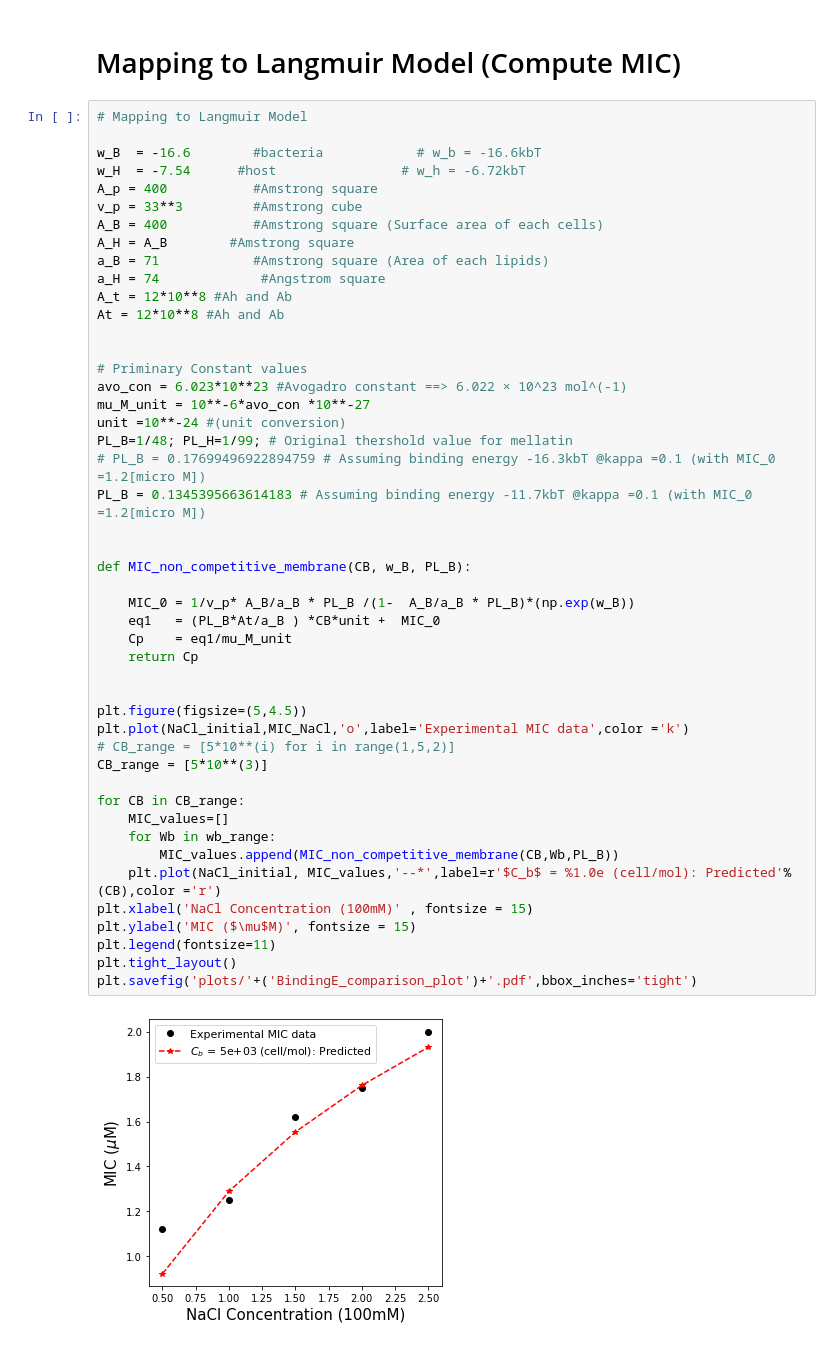
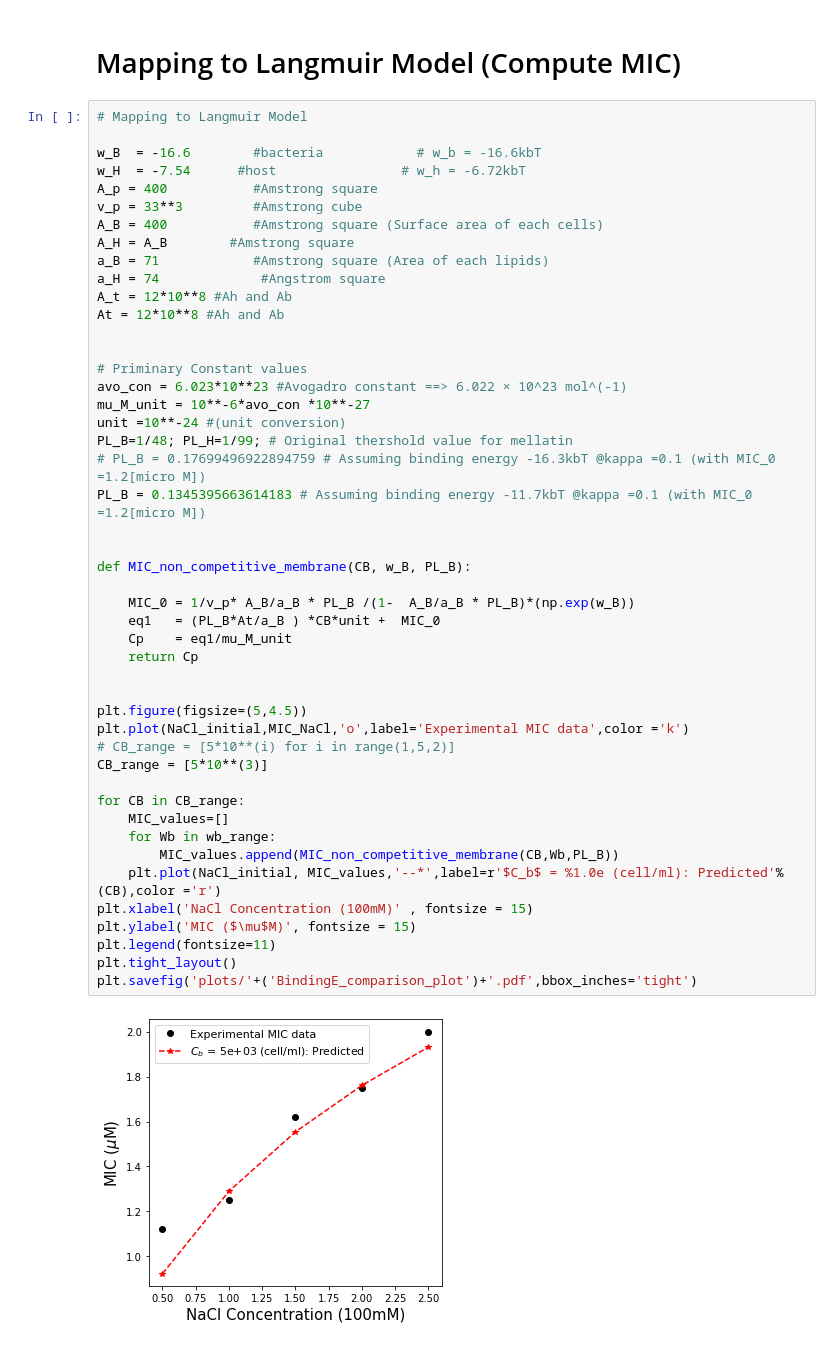
Before and after one commit to Suemin-Lee/MIC_Salt_dependent, a Jupyter notebook: Simplified_Electrostatic_Energy.ipynb, the cells around one changed output. Saved outputs shown, nothing was run; the diff lists cells and outputs as text.

Commit message:
change labeling

```diff
--- a/Simplified_Electrostatic_Energy.ipynb
+++ b/Simplified_Electrostatic_Energy.ipynb
@@ -122,32 +122,32 @@ avo_con = 6.023*10**23 #Avogadro constant ==> 6.022 × 10^23 mol^(-1)
 mu_M_unit = 10**-6*avo_con *10**-27
 unit =10**-24 #(unit conversion)
 PL_B=1/48; PL_H=1/99; # Original thershold value for mellatin
 # PL_B = 0.17699496922894759 # Assuming binding energy -16.3kbT @kappa =0.1 (with MIC_0 =1.2[micro M])
 PL_B = 0.1345395663614183 # Assuming binding energy -11.7kbT @kappa =0.1 (with MIC_0 =1.2[micro M])
 
 
 def MIC_non_competitive_membrane(CB, w_B, PL_B):
 
     MIC_0 = 1/v_p* A_B/a_B * PL_B /(1-  A_B/a_B * PL_B)*(np.exp(w_B))
     eq1   = (PL_B*At/a_B ) *CB*unit +  MIC_0
     Cp    = eq1/mu_M_unit
     return Cp
 
 
 plt.figure(figsize=(5,4.5))
 plt.plot(NaCl_initial,MIC_NaCl,'o',label='Experimental MIC data',color ='k')
 # CB_range = [5*10**(i) for i in range(1,5,2)]
 CB_range = [5*10**(3)]
 
 for CB in CB_range:
     MIC_values=[]
     for Wb in wb_range:
         MIC_values.append(MIC_non_competitive_membrane(CB,Wb,PL_B))
-    plt.plot(NaCl_initial, MIC_values,'--*',label=r'$C_b$ = %1.0e (cell/mol): Predicted'%(CB),color ='r')
+    plt.plot(NaCl_initial, MIC_values,'--*',label=r'$C_b$ = %1.0e (cell/ml): Predicted'%(CB),color ='r')
 plt.xlabel('NaCl Concentration (100mM)' , fontsize = 15)
 plt.ylabel('MIC ($\mu$M)', fontsize = 15)
 plt.legend(fontsize=11)
 plt.tight_layout()
 plt.savefig('plots/'+('BindingE_comparison_plot')+'.pdf',bbox_inches='tight')
 # %% [output]
-[figure, old version]
+[figure, new version]
```
